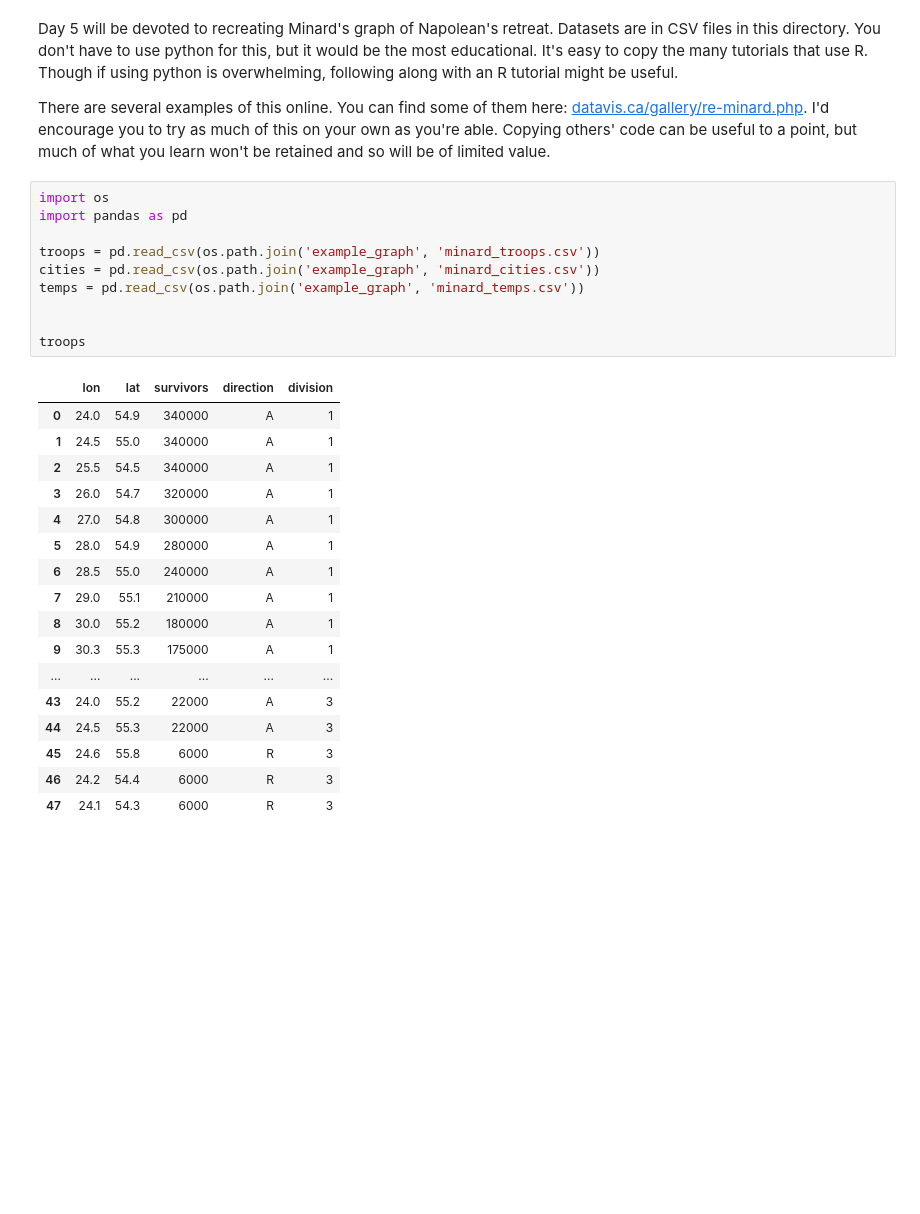
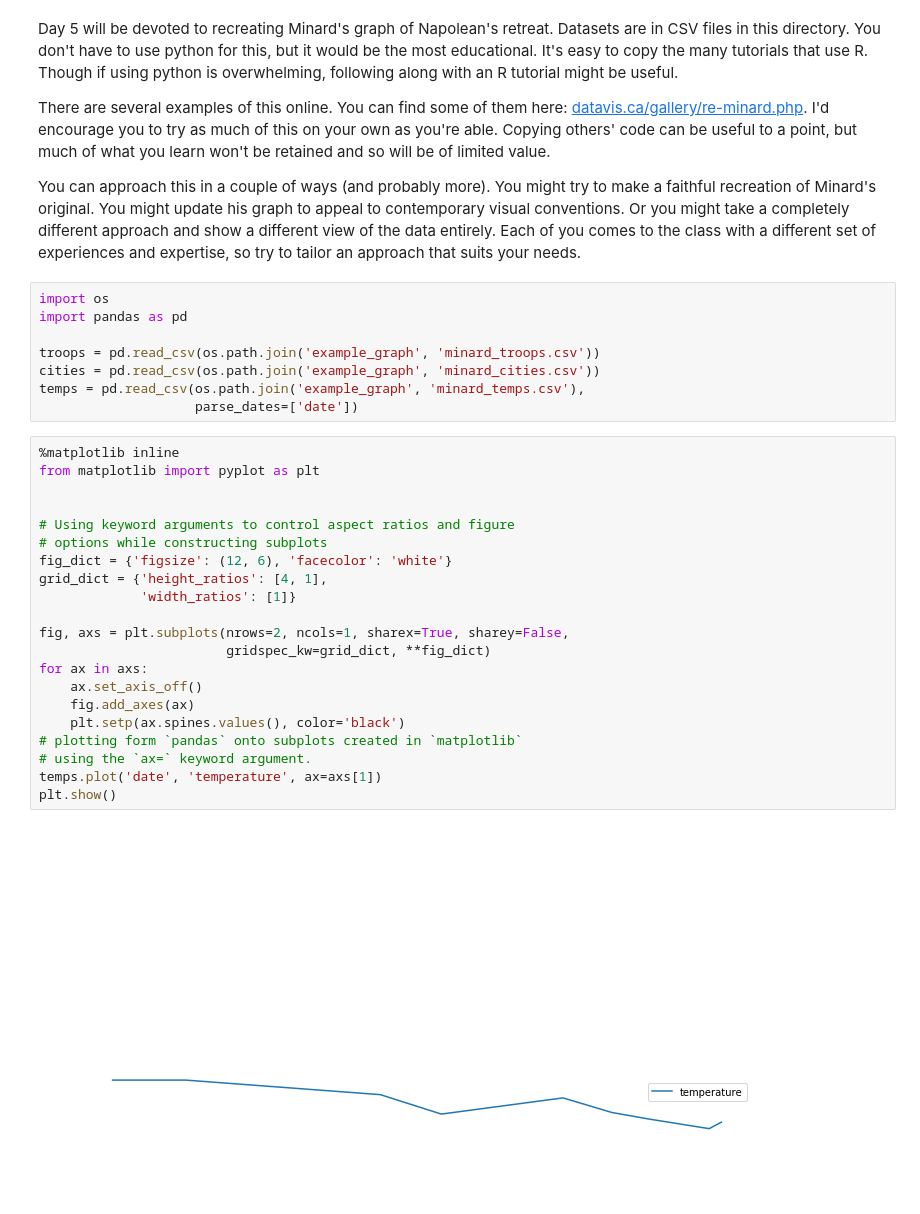
Before and after one commit to njmattes/rdcep-dataviz-bootcamp, a Jupyter notebook: example_graph/minard.ipynb, the cells around one changed output. Saved outputs shown, nothing was run; the diff lists cells and outputs as text; blank space fills up the shorter version.

```diff
--- a/example_graph/minard.ipynb
+++ b/example_graph/minard.ipynb
@@ -2,31 +2,36 @@
 Day 5 will be devoted to recreating Minard's graph of Napolean's retreat. Datasets are in CSV files in this directory. You don't have to use python for this, but it would be the most educational. It's easy to copy the many tutorials that use R. Though if using python is overwhelming, following along with an R tutorial might be useful.
 
 There are several examples of this online. You can find some of them here: [datavis.ca/gallery/re-minard.php](http://www.datavis.ca/gallery/re-minard.php). I'd encourage you to try as much of this on your own as you're able. Copying others' code can be useful to a point, but much of what you learn won't be retained and so will be of limited value.
+
+You can approach this in a couple of ways (and probably more). You might try to make a faithful recreation of Minard's original. You might update his graph to appeal to contemporary visual conventions. Or you might take a completely different approach and show a different view of the data entirely. Each of you comes to the class with a different set of experiences and expertise, so try to tailor an approach that suits your needs.
 # %%
 import os
 import pandas as pd
 
 troops = pd.read_csv(os.path.join('example_graph', 'minard_troops.csv'))
 cities = pd.read_csv(os.path.join('example_graph', 'minard_cities.csv'))
-temps = pd.read_csv(os.path.join('example_graph', 'minard_temps.csv'))
-
-
-troops
+temps = pd.read_csv(os.path.join('example_graph', 'minard_temps.csv'),
+                    parse_dates=['date'])
-# %% [output]
-|  | lon | lat | survivors | direction | division |
-| 0 | 24.0 | 54.9 | 340000 | A | 1 |
-| 1 | 24.5 | 55.0 | 340000 | A | 1 |
-| 2 | 25.5 | 54.5 | 340000 | A | 1 |
-| 3 | 26.0 | 54.7 | 320000 | A | 1 |
-| 4 | 27.0 | 54.8 | 300000 | A | 1 |
-| 5 | 28.0 | 54.9 | 280000 | A | 1 |
-| 6 | 28.5 | 55.0 | 240000 | A | 1 |
-| 7 | 29.0 | 55.1 | 210000 | A | 1 |
-| 8 | 30.0 | 55.2 | 180000 | A | 1 |
-| 9 | 30.3 | 55.3 | 175000 | A | 1 |
-| ... | ... | ... | ... | ... | ... |
-| 43 | 24.0 | 55.2 | 22000 | A | 3 |
-| 44 | 24.5 | 55.3 | 22000 | A | 3 |
-| 45 | 24.6 | 55.8 | 6000 | R | 3 |
-| 46 | 24.2 | 54.4 | 6000 | R | 3 |
-| 47 | 24.1 | 54.3 | 6000 | R | 3 |
+# %%
+%matplotlib inline
+from matplotlib import pyplot as plt
+
+
+# Using keyword arguments to control aspect ratios and figure
+# options while constructing subplots
+fig_dict = {'figsize': (12, 6), 'facecolor': 'white'}
+grid_dict = {'height_ratios': [4, 1],
+             'width_ratios': [1]}
+
+fig, axs = plt.subplots(nrows=2, ncols=1, sharex=True, sharey=False,
+                        gridspec_kw=grid_dict, **fig_dict)
+for ax in axs:
+    ax.set_axis_off()
+    fig.add_axes(ax)
+    plt.setp(ax.spines.values(), color='black')
+# plotting form `pandas` onto subplots created in `matplotlib`
+# using the `ax=` keyword argument.
+temps.plot('date', 'temperature', ax=axs[1])
+plt.show()
+# %% [output]
+[figure, added]
```
Also changed, not shown: parts of 2 cells of this notebook.
